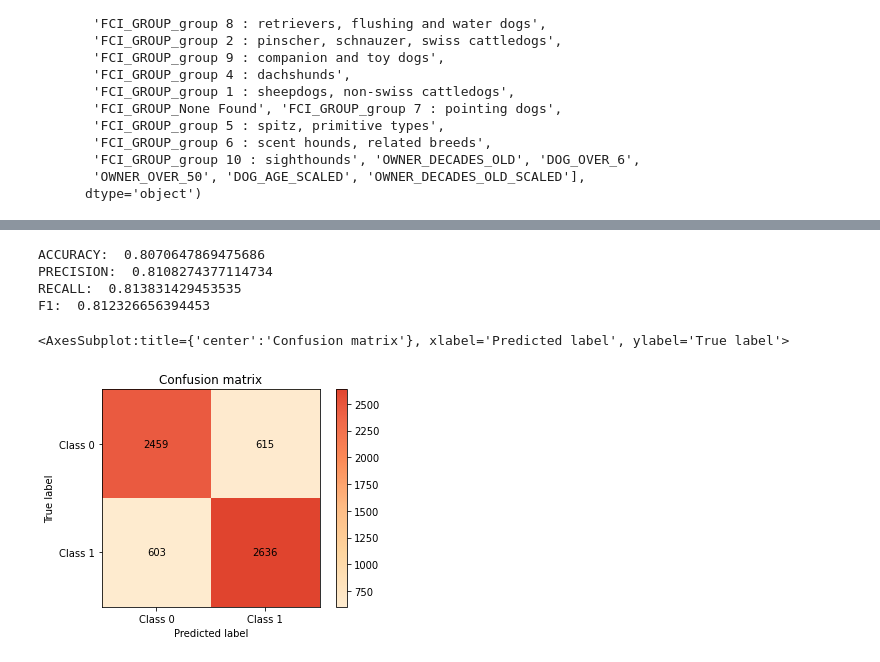
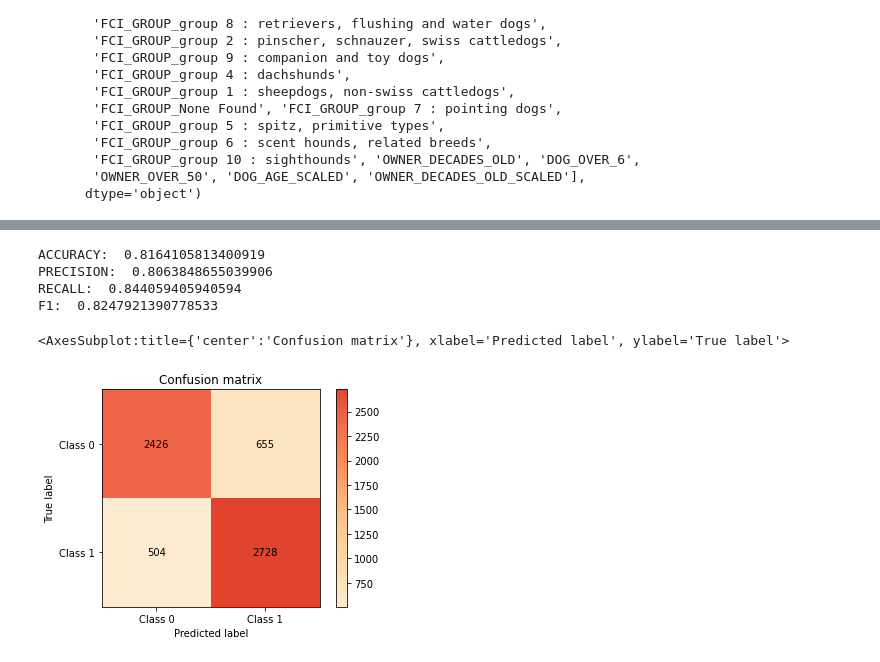
Before and after one commit to nycantwell/nycantwell, a Jupyter notebook: Data_storytelling_swiss_dog_owners/Swiss_dogs_story.ipynb, the cells around one changed output, grey strips where cells are left out. Cells and saved outputs as stored; diff of their text form; code cells hidden in the pictures.

```diff
--- a/Data_storytelling_swiss_dog_owners/Swiss_dogs_story.ipynb
+++ b/Data_storytelling_swiss_dog_owners/Swiss_dogs_story.ipynb
@@ -451,25 +451,25 @@ cv_res[cv_res['rank_test_score']<=5].sort_values(by=['rank_test_score'])
 # %%
 # Training the model on the training dataset
 # fit function is used to train the model using the training sets as parameters
-clf = RandomForestClassifier(max_depth = None, max_features=None, min_samples_leaf=1, n_estimators=60)
+clf = RandomForestClassifier(max_depth = None, max_features=None, min_samples_leaf=1, n_estimators=100)
 clf.fit(X_train, y_train)
 
 # performing predictions on the test dataset
 y_pred = clf.predict(X_test)
 
 # using metrics module for accuracy calculation
 print('ACCURACY: ', metrics.accuracy_score(y_test, y_pred))
 print('PRECISION: ', metrics.precision_score(y_test, y_pred))
 print('RECALL: ', metrics.recall_score(y_test, y_pred))
 print('F1: ', metrics.f1_score(y_test, y_pred))
 plot.confusion_matrix(y_test, y_pred)
 # %% [output]
-ACCURACY:  0.8070647869475686
-PRECISION:  0.8108274377114734
-RECALL:  0.813831429453535
-F1:  0.812326656394453
+ACCURACY:  0.8164105813400919
+PRECISION:  0.8063848655039906
+RECALL:  0.844059405940594
+F1:  0.8247921390778533
 <AxesSubplot:title={'center':'Confusion matrix'}, xlabel='Predicted label', ylabel='True label'>
-[figure, old version]
+[figure, new version]
 # %%
 # feature importance
 # https://scikit-learn.org/stable/auto_examples/ensemble/plot_forest_importances.html
```
Also changed, not shown: parts of 4 cells of this notebook.
